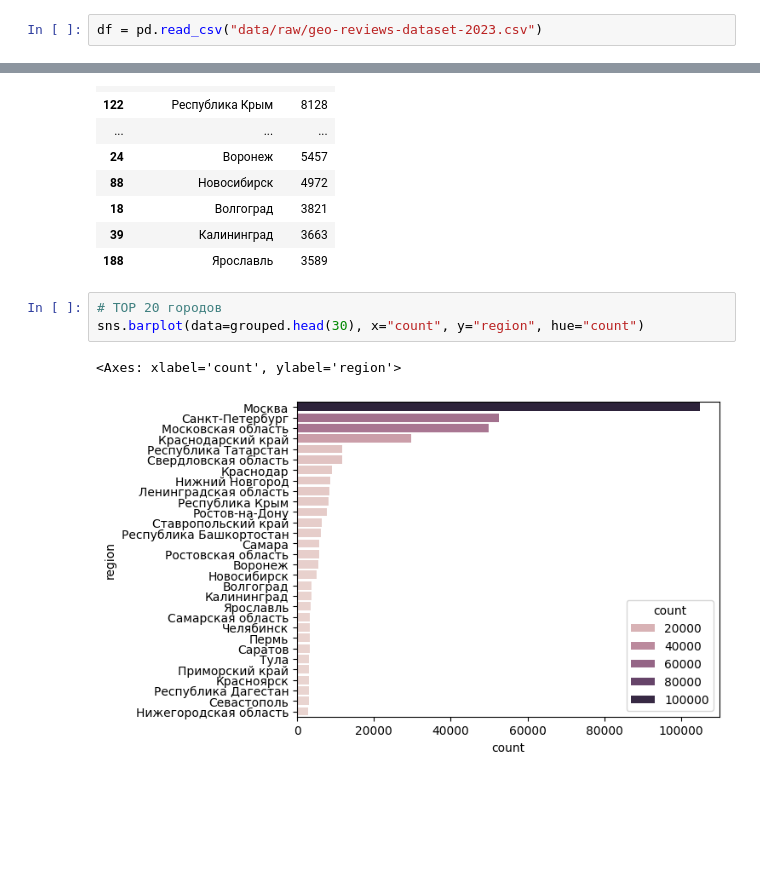
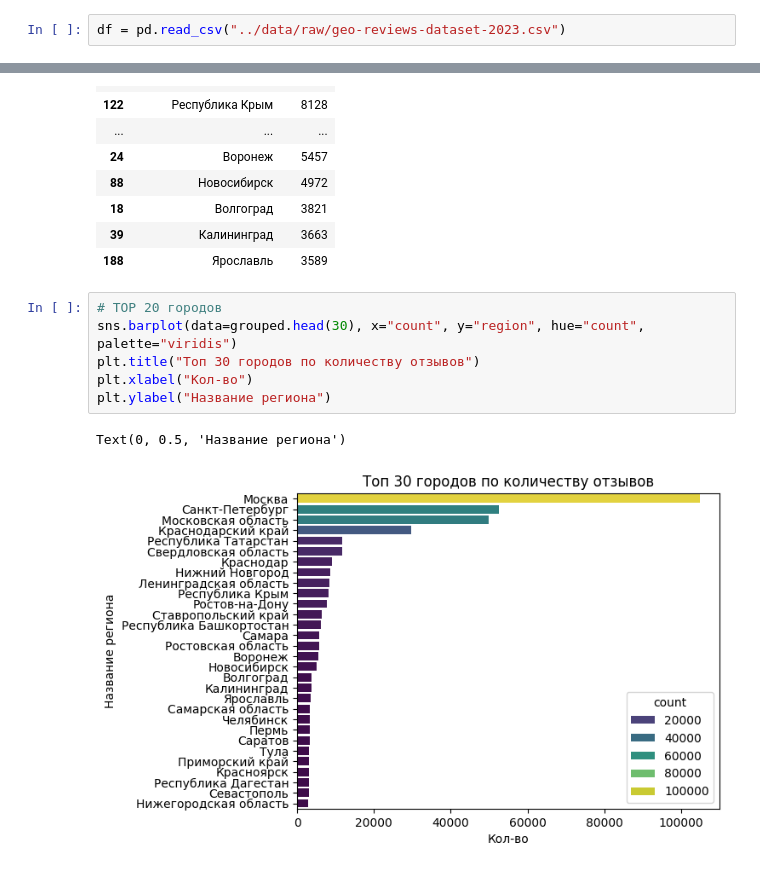
Before and after one commit to miem-refugees/travel-agent, a Jupyter notebook: notebooks/eda.ipynb, the cells around one changed output, grey strips where cells are left out. Drawn from its saved outputs; the diff is of its cells as text; blank space fills up the shorter version.

```diff
--- a/notebooks/eda.ipynb
+++ b/notebooks/eda.ipynb
@@ -15,7 +15,7 @@ from wordcloud import WordCloud
 if "google.colab" in sys.modules:
     !wget https://storage.yandexcloud.net/travel-rag/dataset/geo-reviews-dataset-2023.csv
 # %%
-df = pd.read_csv("data/raw/geo-reviews-dataset-2023.csv")
+df = pd.read_csv("../data/raw/geo-reviews-dataset-2023.csv")
 # %% [markdown]
 ## Basic info
 # %%
@@ -287,7 +287,10 @@ grouped.head(20)
 | 188 | Ярославль | 3589 |
 # %%
 # TOP 20 городов
-sns.barplot(data=grouped.head(30), x="count", y="region", hue="count")
+sns.barplot(data=grouped.head(30), x="count", y="region", hue="count", palette="viridis")
+plt.title("Топ 30 городов по количеству отзывов")
+plt.xlabel("Кол-во")
+plt.ylabel("Название региона")
 # %% [output]
-<Axes: xlabel='count', ylabel='region'>
+Text(0, 0.5, 'Название региона')
-[figure, old version]
+[figure, new version]
```
Also changed, not shown: parts of 3 cells of this notebook.
